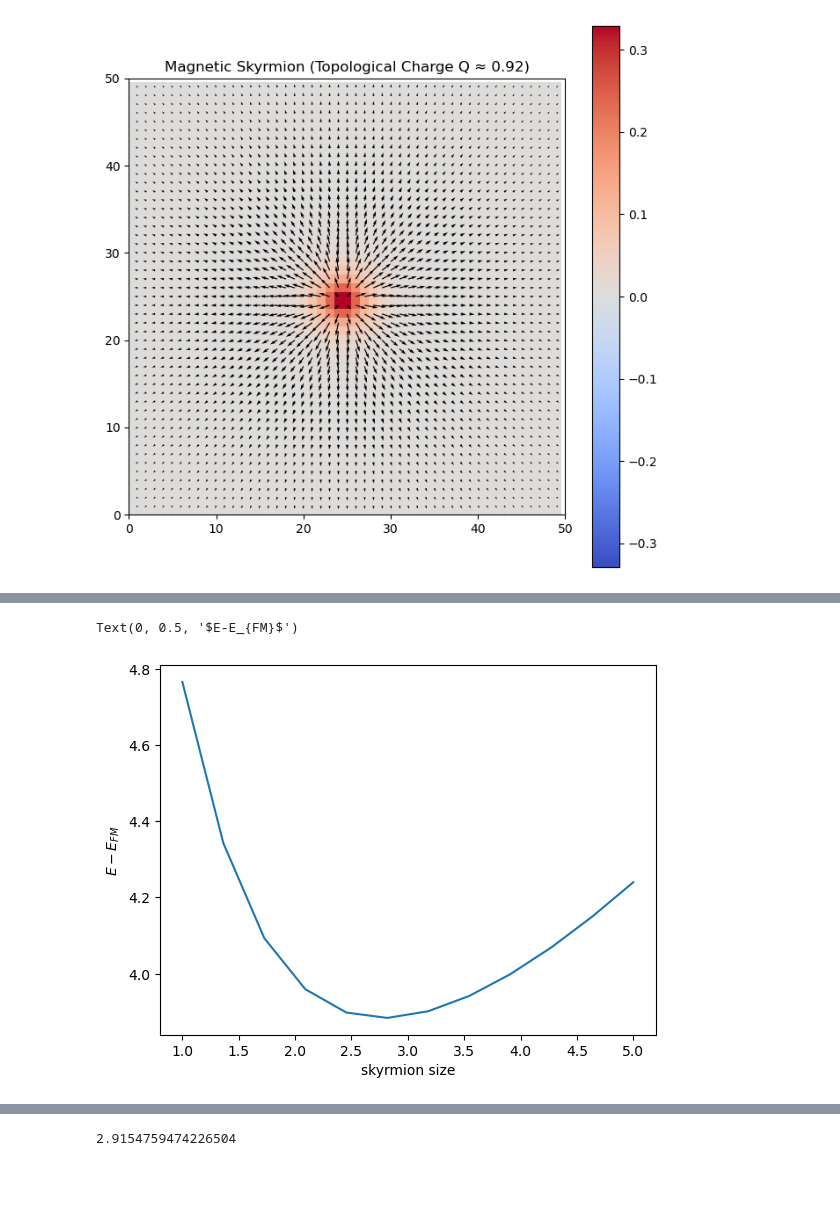
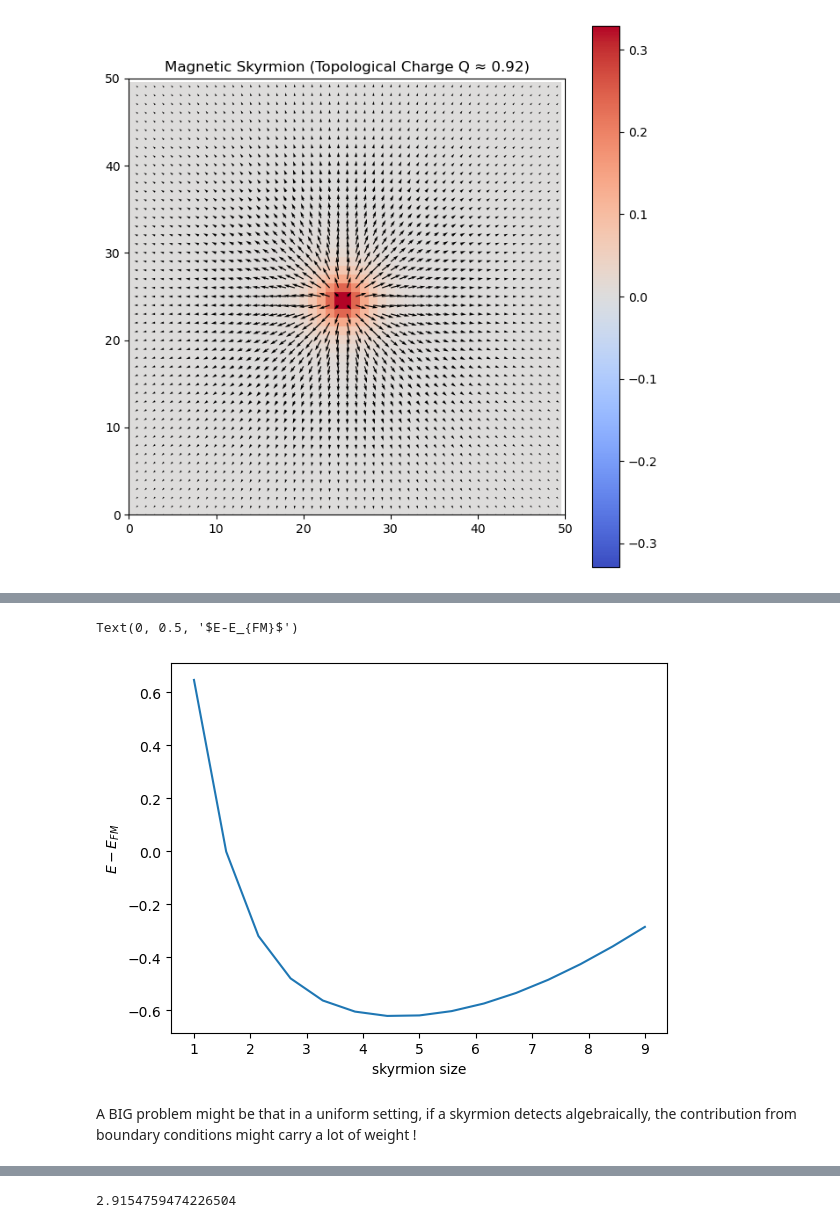
Before and after one commit to jan-chelmecki/skyrmion-tunnelling, a Jupyter notebook: instanton.ipynb, the cells around one changed output, grey strips where cells are left out. Cells and saved outputs as stored; diff of their text form; code cells hidden in the pictures; blank space fills up the shorter version.

Commit message:
added B local

```diff
--- a/instanton.ipynb
+++ b/instanton.ipynb
@@ -83,12 +83,15 @@ show(n)
 # %% [output]
 [figure]
 # %%
-def H_vect(n,J1,J2,J3,B):
+def H_vect(n,J1,J2,J3,K,B):
     E = 0
     nx = n.shape[1]; ny = n.shape[2]
     for i in range(nx):
         for j in range(ny):
             n_a = n[:,i,j]
+            #account for the anisotropy
+            E -= K*n_a[2]**2
+            #add external field
             E -= B[i,j]*n_a[2]
             for (k,l) in [(i+1,j),(i,j+1)]:
                 k = k%nx; l = j%ny; # periodic BCs
@@ -104,7 +107,7 @@ def H_vect(n,J1,J2,J3,B):
                 E -= J3*( n_a[0]*n_b[0]+n_a[1]*n_b[1]+n_a[2]*n_b[2] )
         #end
     #end
-    E += np.sum(B)+nx*ny*(2*J1+2*J2+2*J3) #subtract the FM energy
+    E += np.sum(B)+nx*ny*(K+2*J1+2*J2+2*J3) #subtract the energy of the FM state
     return E
 #end
 
@@ -117,6 +120,16 @@ def B_uniform(nx,ny,B_val, rim=True,rim_val=0.5):
     return B*np.ones((nx,ny))
 #end
 
+def local_B_field(nx,ny,B_val,r,sigma=1.0):
+    X,Y = np.meshgrid(1.0*np.arange(nx),1.0*np.arange(ny))
+    #shift the centre
+    X -= (nx-1)//2+0.5
+    Y -= (ny-1)//2+0.5
+    R = np.sqrt(X**2+Y**2)
+
+    return B_val*( (R<=r) + (R>=r)*np.exp(-(R-r)**2/sigma**2) )
+
+
 n = ferromagnetic(50,37)
-H_vect(n,1.0, -0.2, -0.1, B_uniform(50,37,1.23))
+H_vect(n,1.0, -0.2, -0.1, 0.2, B_uniform(50,37,1.23))
 # %% [output]
@@ -129,20 +143,22 @@ NameError: name 'nx' is not defined
 # %%
 nx = 50; ny =50
 #J1 = 1.0; J2 = -0.25; J3 = -0.10; B = -0.006
-J1 = 1.0; J2 = -0.30; J3 = -0.20; B = B_uniform(nx,ny,0.002, rim=True,rim_val=0.02)
+J1 = 1.0; J2 = -0.30; J3 = -0.20; K =0*1E-5; B = B_uniform(nx,ny,0.001, rim=False) + local_B_field(nx,ny,-0.020,r=3.0,sigma=1.0)
 #J1 = 1.0; J2 = -0.25; J3 = -0.20; B = 0.0
 nx = 30; ny =30
 
-b_vals = np.linspace(1.0,5,12)
+b_vals = np.linspace(1.0,9,15)
 H_vals = []
 for b in b_vals:
     n = skyrmion_ansatz(b, nx, ny)
-    E = H_vect(n,J1,J2,J3,B)
+    E = H_vect(n,J1,J2,J3,K,B)
     H_vals.append(E)
 #end
 
 plt.plot(b_vals,H_vals)
 plt.xlabel("skyrmion size"); plt.ylabel("$E-E_{FM}$")
 # %% [output]
 Text(0, 0.5, '$E-E_{FM}$')
-[figure, old version]
+[figure, new version]
+# %% [markdown]
+A BIG problem might be that in a uniform setting, if a skyrmion detects algebraically, the contribution from boundary conditions might carry a lot of weight !
```
Also changed, not shown: parts of 17 cells of this notebook.
